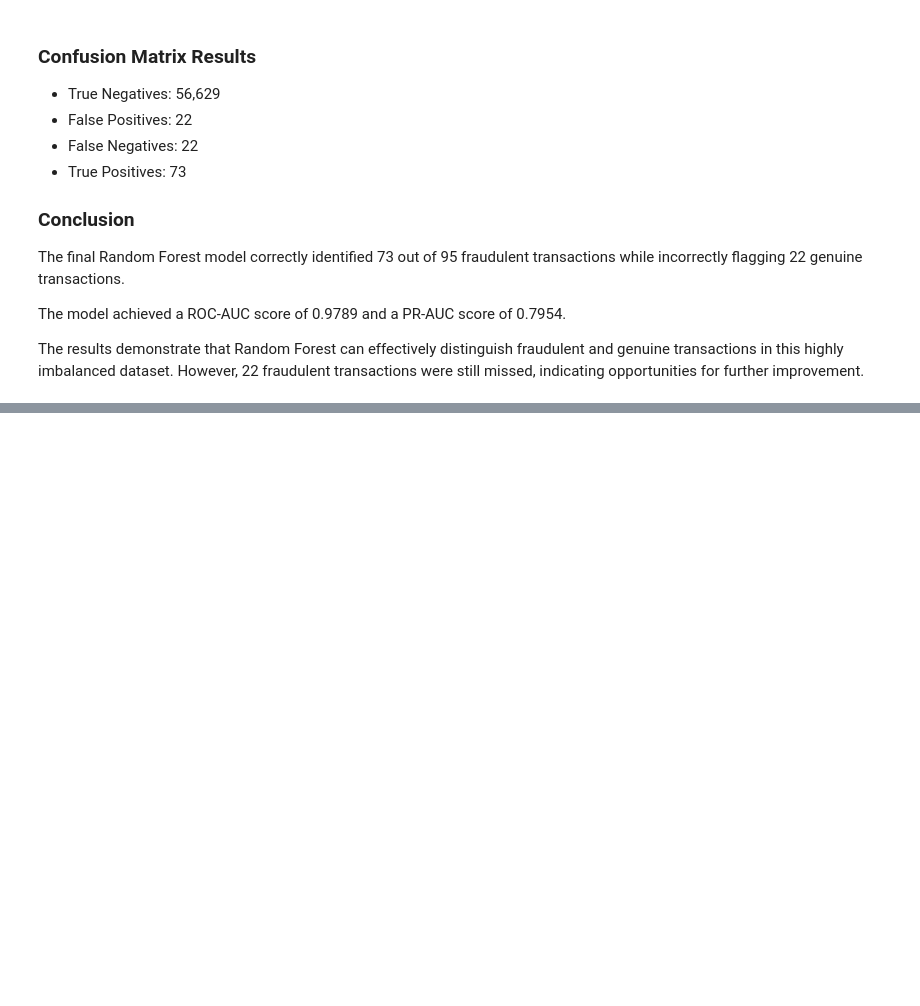
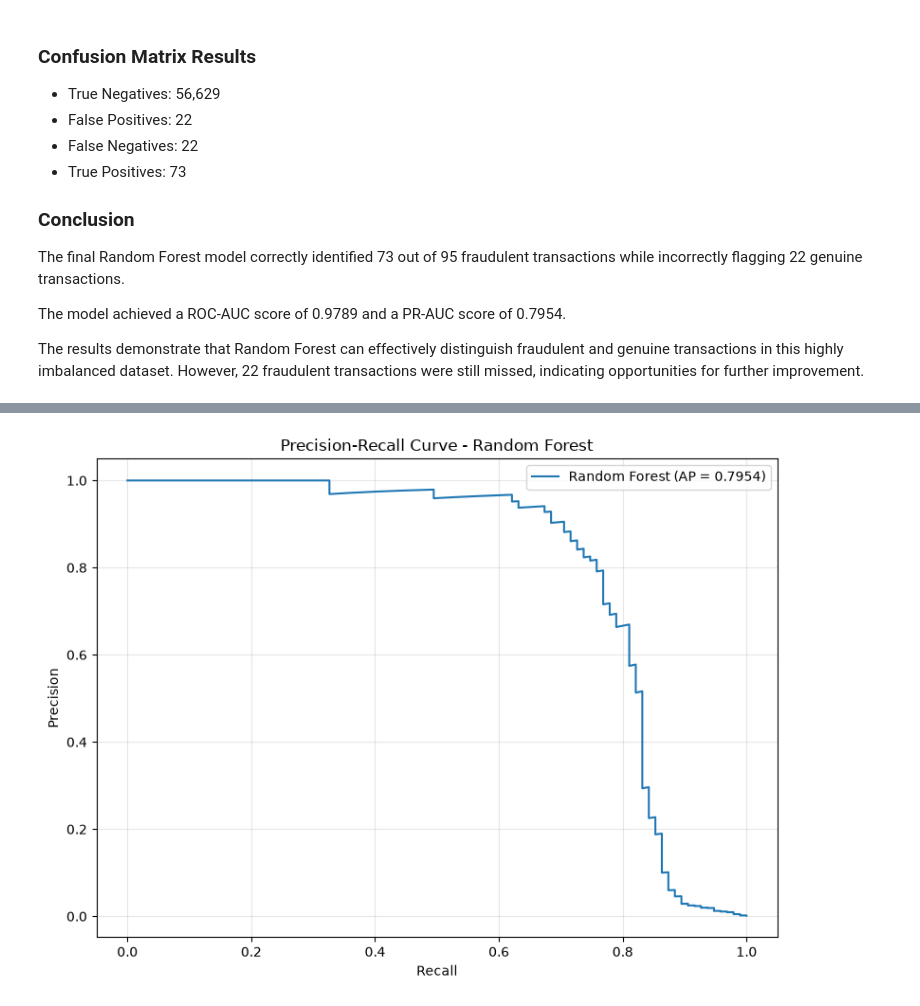
Before and after one commit to bharghavguru/Credit-Card-Fraud-Detection, a Jupyter notebook: notebooks/03_model_training.ipynb, the cells around one changed output, grey strips where cells are left out. Cells and saved outputs as stored; diff of their text form; code cells hidden in the pictures; blank space fills up the shorter version.

```diff
--- a/notebooks/03_model_training.ipynb
+++ b/notebooks/03_model_training.ipynb
@@ -526,0 +586,31 @@ The results demonstrate that Random Forest can effectively distinguish fraudulen
+# %%
+from sklearn.metrics import precision_recall_curve, average_precision_score
+import matplotlib.pyplot as plt
+
+precision_values, recall_values, pr_thresholds = precision_recall_curve(
+    y_test,
+    y_test_probabilities
+)
+
+pr_auc = average_precision_score(
+    y_test,
+    y_test_probabilities
+)
+
+plt.figure(figsize=(8, 6))
+
+plt.plot(
+    recall_values,
+    precision_values,
+    label=f"Random Forest (AP = {pr_auc:.4f})"
+)
+
+plt.xlabel("Recall")
+plt.ylabel("Precision")
+plt.title("Precision-Recall Curve - Random Forest")
+plt.legend()
+plt.grid(alpha=0.3)
+plt.tight_layout()
+plt.show()
+# %% [output]
+[figure, added]
```
Also changed, not shown: parts of 3 cells of this notebook.
